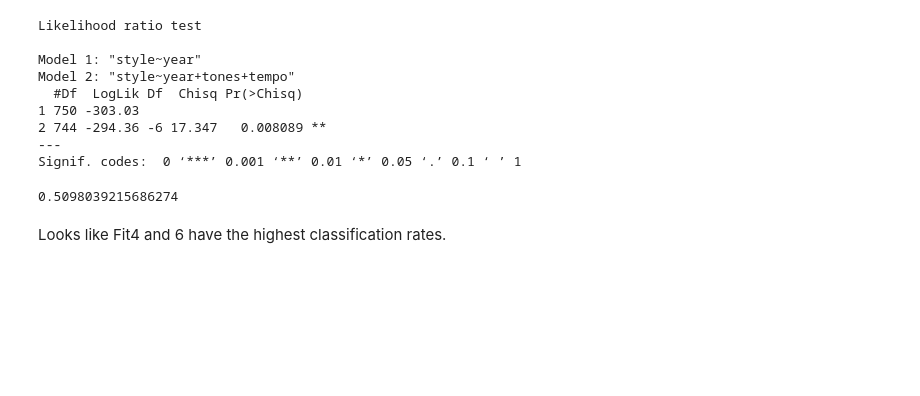
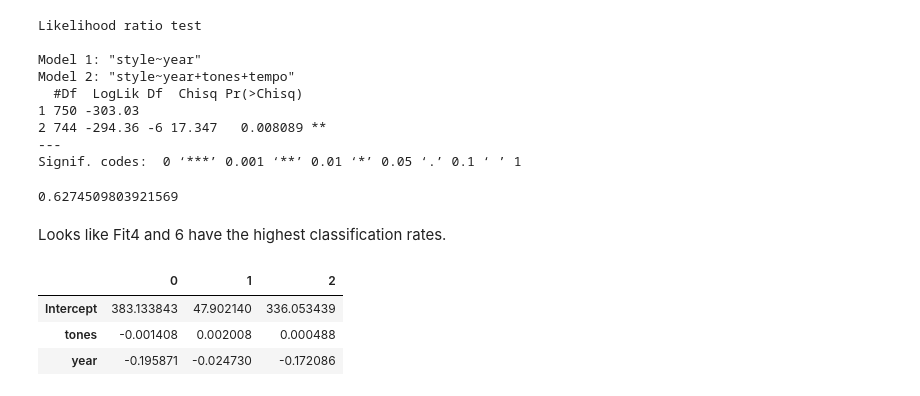
Before and after one commit to brodyholt/Multinomial-Logit-Model-on-Jazz-Solo-Data, a Jupyter notebook: jazz.ipynb, the cells around one changed output. Cells and saved outputs as stored; diff of their text form; code cells hidden in the pictures; blank space fills up the shorter version.

```diff
--- a/jazz.ipynb
+++ b/jazz.ipynb
@@ -291,10 +291,17 @@ def accuracy(a,b):
 
     return(match/predictions.shape[0])
 # %%
-test_pred = fit3.predict(test)
+test_pred = fit6.predict(test)
 
 accuracy(test_pred,test)
 # %% [output]
-0.5098039215686274
+0.6274509803921569
 # %% [markdown]
 Looks like Fit4 and 6 have the highest classification rates.
+# %%
+fit6.params
+# %% [output]
+|  | 0 | 1 | 2 |
+| Intercept | 383.133843 | 47.902140 | 336.053439 |
+| tones | -0.001408 | 0.002008 | 0.000488 |
+| year | -0.195871 | -0.024730 | -0.172086 |
```
